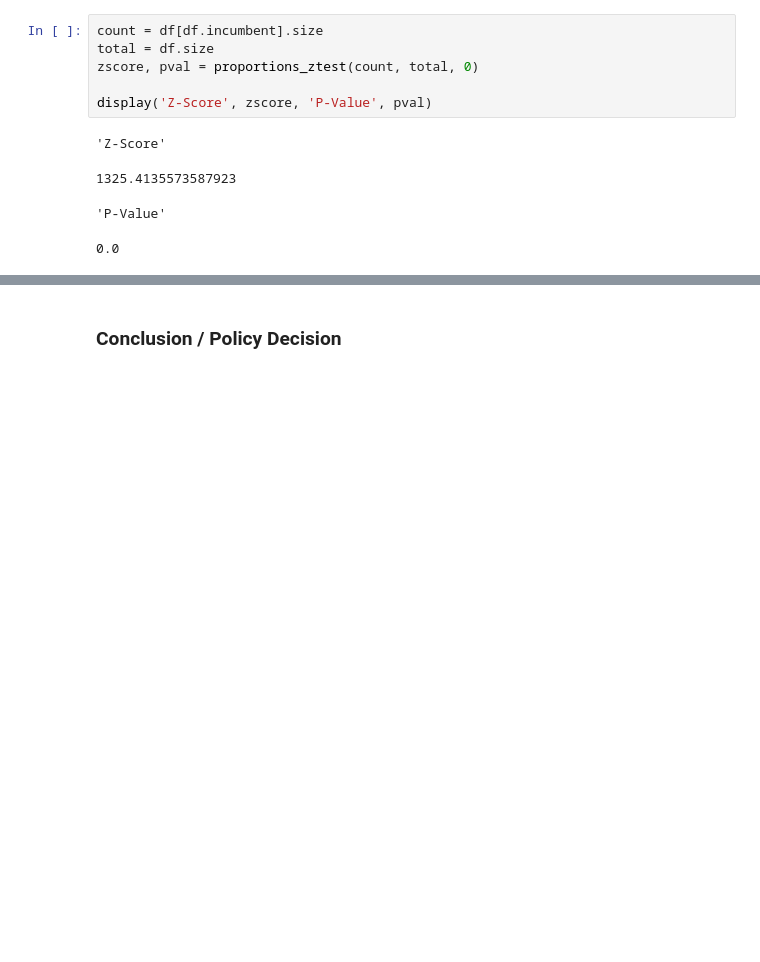
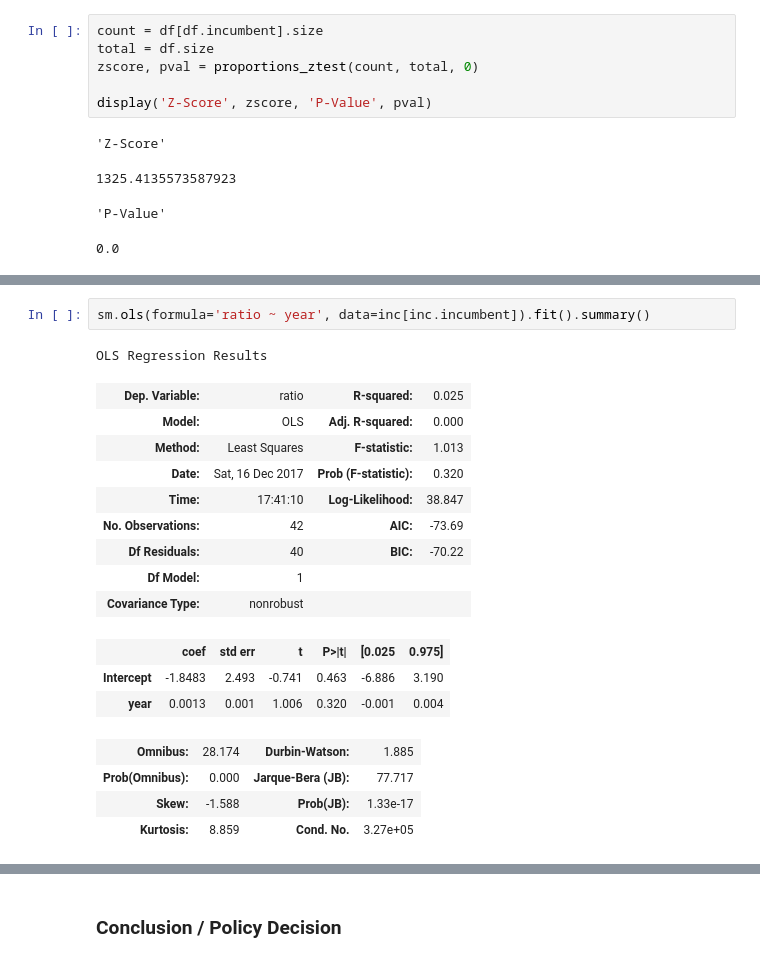
Before and after one commit to evinaik/college-board-analysis, a Jupyter notebook: Incumbency.ipynb, the cells around one changed output, grey strips where cells are left out. Cells and saved outputs as stored; diff of their text form; blank space fills up the shorter version.

```diff
--- a/Incumbency.ipynb
+++ b/Incumbency.ipynb
@@ -129,0 +143,20 @@ display('Z-Score', zscore, 'P-Value', pval)
+# %%
+sm.ols(formula='ratio ~ year', data=inc[inc.incumbent]).fit().summary()
+# %% [output]
+OLS Regression Results
+| Dep. Variable: | ratio | R-squared: | 0.025 |
+| Model: | OLS | Adj. R-squared: | 0.000 |
+| Method: | Least Squares | F-statistic: | 1.013 |
+| Date: | Sat, 16 Dec 2017 | Prob (F-statistic): | 0.320 |
+| Time: | 17:41:10 | Log-Likelihood: | 38.847 |
+| No. Observations: | 42 | AIC: | -73.69 |
+| Df Residuals: | 40 | BIC: | -70.22 |
+| Df Model: | 1 |  |  |
+| Covariance Type: | nonrobust |  |  |
+|  | coef | std err | t | P>|t| | [0.025 | 0.975] |
+| Intercept | -1.8483 | 2.493 | -0.741 | 0.463 | -6.886 | 3.190 |
+| year | 0.0013 | 0.001 | 1.006 | 0.320 | -0.001 | 0.004 |
+| Omnibus: | 28.174 | Durbin-Watson: | 1.885 |
+| Prob(Omnibus): | 0.000 | Jarque-Bera (JB): | 77.717 |
+| Skew: | -1.588 | Prob(JB): | 1.33e-17 |
+| Kurtosis: | 8.859 | Cond. No. | 3.27e+05 |
```
Also changed, not shown: parts of 8 cells of this notebook.
